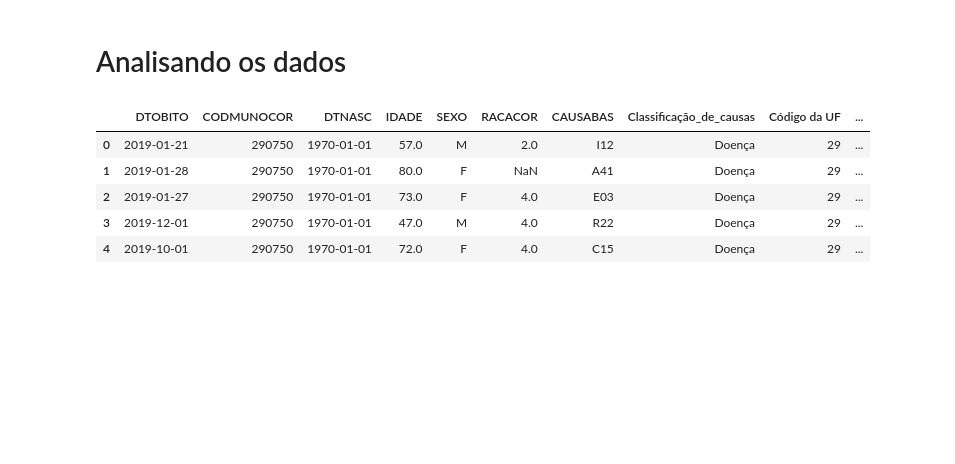
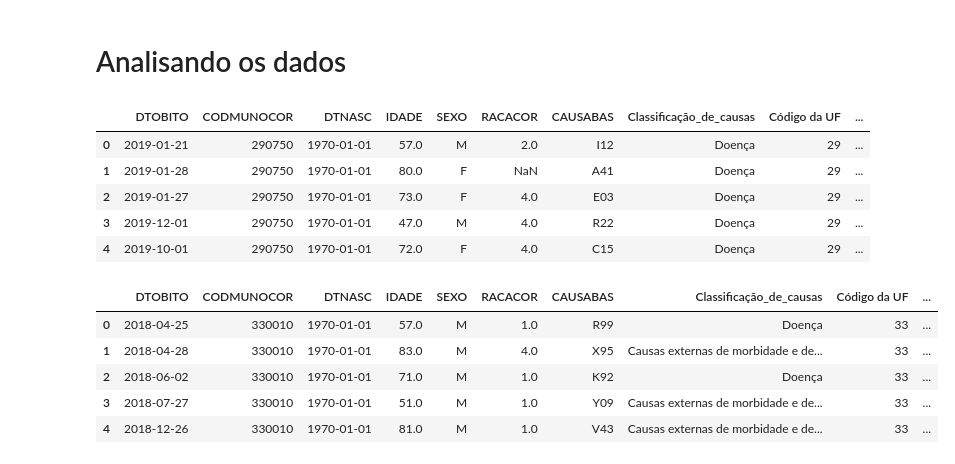
Before and after one commit to LYGuenka/Projeto-Final, a Jupyter notebook: Organização de dados.ipynb, the cells around one changed output. Cells and saved outputs as stored; diff of their text form; code cells hidden in the pictures; blank space fills up the shorter version.

```diff
--- a/Organização de dados.ipynb
+++ b/Organização de dados.ipynb
@@ -185,3 +223,12 @@ Mortalidade_2019['Classificação_de_causas'] = Mortalidade_2019['Classificaçã
 Mortalidade_2019['Classificação_de_causas'] = Mortalidade_2019['Classificação_de_causas'].str.replace('[S-T].*', 'Consequências de causas externas (lesões/ traumatismos)')
 Mortalidade_2019['Classificação_de_causas'] = Mortalidade_2019['Classificação_de_causas'].str.replace('[U-Y].*', 'Causas externas de morbidade e de mortalidade (acidente/agressao)')
 Mortalidade_2019['Classificação_de_causas'] = Mortalidade_2019['Classificação_de_causas'].str.replace('Z.*', 'Doença')
+# %%
+Mortalidade_2018['Classificação_de_causas'] = Mortalidade_2018['Classificação_de_causas'].str.replace('[A-E].*', 'Doença')
+Mortalidade_2018['Classificação_de_causas'] = Mortalidade_2018['Classificação_de_causas'].str.replace('F.*', 'Transtornos Mentais')
+Mortalidade_2018['Classificação_de_causas'] = Mortalidade_2018['Classificação_de_causas'].str.replace('[G-N].*', 'Doença')
+Mortalidade_2018['Classificação_de_causas'] = Mortalidade_2018['Classificação_de_causas'].str.replace('[O-Q].*', 'problemas na gestão/Parto e malformações')
+Mortalidade_2018['Classificação_de_causas'] = Mortalidade_2018['Classificação_de_causas'].str.replace('R.*', 'Doença')
+Mortalidade_2018['Classificação_de_causas'] = Mortalidade_2018['Classificação_de_causas'].str.replace('[S-T].*', 'Consequências de causas externas (lesões/ traumatismos)')
+Mortalidade_2018['Classificação_de_causas'] = Mortalidade_2018['Classificação_de_causas'].str.replace('[U-Y].*', 'Causas externas de morbidade e de mortalidade (acidente/agressao)')
+Mortalidade_2018['Classificação_de_causas'] = Mortalidade_2018['Classificação_de_causas'].str.replace('Z.*', 'Doença')
@@ -200,3 +263,8 @@ Mortalidade_Municípios_2019 = pd.merge(Mortalidade_2019, Município_estabelecim
+# %%
+Mortalidade_Municípios_2019 = pd.merge(Mortalidade_2019, Município_estabelecimento, left_on = 'CODMUNOCOR', right_on ='IBGE')
+Mortalidade_Municípios_2018 = pd.merge(Mortalidade_2018, Município_estabelecimento, left_on = 'CODMUNOCOR', right_on ='IBGE')
+Mortalidade_Municípios_2017 = pd.merge(Mortalidade_2017, Município_estabelecimento, left_on = 'CODMUNOCOR', right_on ='IBGE')
+Mortalidade_Municípios_2016 = pd.merge(Mortalidade_2016, Município_estabelecimento, left_on = 'CODMUNOCOR', right_on ='IBGE')
 # %% [markdown]
 # Lendo Arquivo de Estados para juntar na tabela
 # %%
@@ -214,3 +274,13 @@ Mortalidade_Estado_2019 = Mortalidade_Estado_2019.loc[:, ['DTOBITO', 'CODMUNOCOR
+# %%
+Mortalidade_Estado_2019 = pd.merge(Mortalidade_Municípios_2019, COD_UF, left_on = 'UF', right_on ='Código da UF')
+Mortalidade_Estado_2018 = pd.merge(Mortalidade_Municípios_2018, COD_UF, left_on = 'UF', right_on ='Código da UF')
+Mortalidade_Estado_2017 = pd.merge(Mortalidade_Municípios_2017, COD_UF, left_on = 'UF', right_on ='Código da UF')
+Mortalidade_Estado_2016 = pd.merge(Mortalidade_Municípios_2016, COD_UF, left_on = 'UF', right_on ='Código da UF')
+# %%
+Mortalidade_Estado_2019 = Mortalidade_Estado_2019.loc[:, ['DTOBITO', 'CODMUNOCOR', 'DTNASC', 'IDADE', 'SEXO', 'RACACOR', 'CAUSABAS', 'Classificação_de_causas', 'Código da UF', 'Estado']]
+Mortalidade_Estado_2018 = Mortalidade_Estado_2018.loc[:, ['DTOBITO', 'CODMUNOCOR', 'DTNASC', 'IDADE', 'SEXO', 'RACACOR', 'CAUSABAS', 'Classificação_de_causas', 'Código da UF', 'Estado']]
+Mortalidade_Estado_2017 = Mortalidade_Estado_2017.loc[:, ['DTOBITO', 'CODMUNOCOR', 'DTNASC', 'IDADE', 'SEXO', 'RACACOR', 'CAUSABAS', 'Classificação_de_causas', 'Código da UF', 'Estado']]
+Mortalidade_Estado_2016 = Mortalidade_Estado_2016.loc[:, ['DTOBITO', 'CODMUNOCOR', 'DTNASC', 'IDADE', 'SEXO', 'RACACOR', 'CAUSABAS', 'Classificação_de_causas', 'Código da UF', 'Estado']]
 # %% [markdown]
 # Analisando os dados
 # %%
@@ -238,0 +295,9 @@ analisar os dados com covid de 2020
+# %%
+Mortalidade_Estado_2018.head()
+# %% [output]
+|  | DTOBITO | CODMUNOCOR | DTNASC | IDADE | SEXO | RACACOR | CAUSABAS | Classificação_de_causas | Código da UF | ... |
+| 0 | 2018-04-25 | 330010 | 1970-01-01 | 57.0 | M | 1.0 | R99 | Doença | 33 | ... |
+| 1 | 2018-04-28 | 330010 | 1970-01-01 | 83.0 | M | 4.0 | X95 | Causas externas de morbidade e de... | 33 | ... |
+| 2 | 2018-06-02 | 330010 | 1970-01-01 | 71.0 | M | 1.0 | K92 | Doença | 33 | ... |
+| 3 | 2018-07-27 | 330010 | 1970-01-01 | 51.0 | M | 1.0 | Y09 | Causas externas de morbidade e de... | 33 | ... |
+| 4 | 2018-12-26 | 330010 | 1970-01-01 | 81.0 | M | 1.0 | V43 | Causas externas de morbidade e de... | 33 | ... |
```
Also changed, not shown: parts of 38 cells of this notebook.
